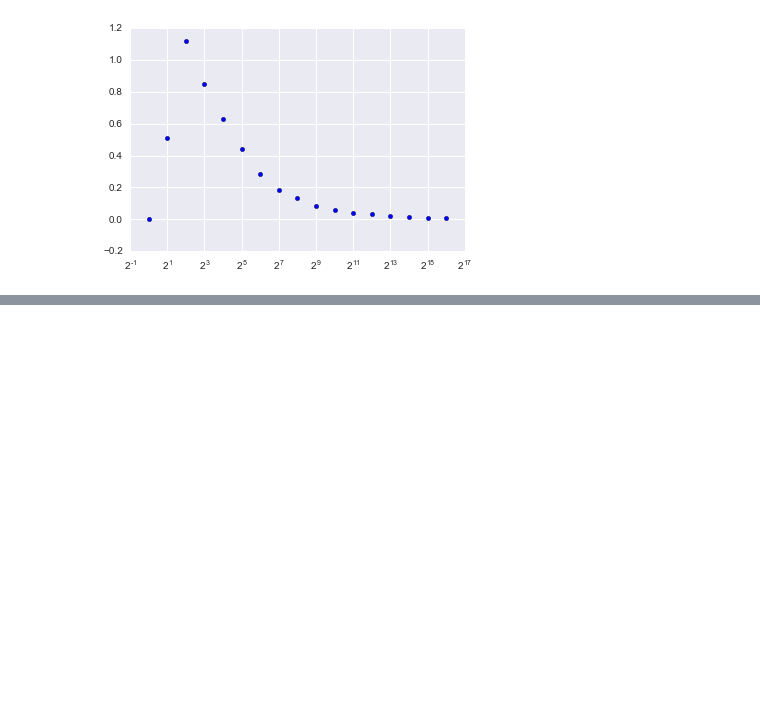
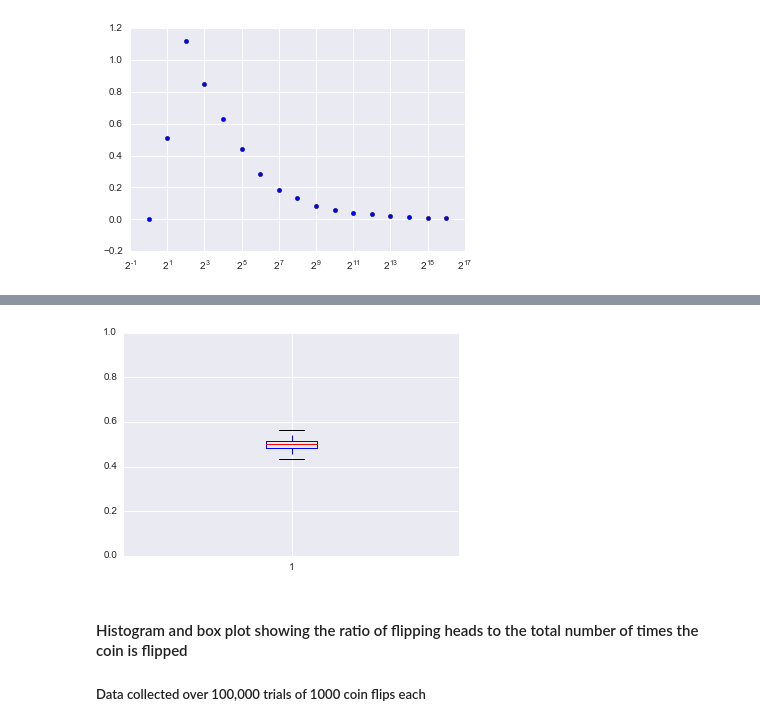
Before and after one commit to sateigen/flipping-out, a Jupyter notebook: coin-flips.ipynb, the cells around one changed output, grey strips where cells are left out. Saved outputs shown, nothing was run; the diff lists cells and outputs as text; code cells hidden in the pictures; blank space fills up the shorter version.

```diff
--- a/coin-flips.ipynb
+++ b/coin-flips.ipynb
@@ -253,0 +306,8 @@ plt.show()
+# %%
+plt.boxplot(list_of_ratios)
+plt.show()
+# %% [output]
+[figure, added]
+# %% [markdown]
+#### Histogram and box plot showing the ratio of flipping heads to the total number of times the coin is flipped
+##### Data collected over 100,000 trials of 1000 coin flips each
```
Also changed, not shown: parts of 9 cells of this notebook.
